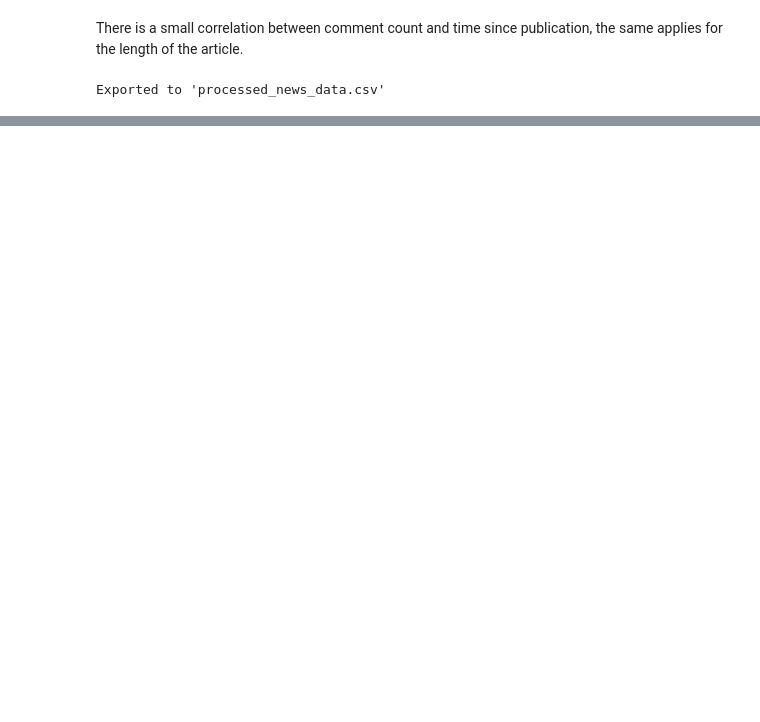
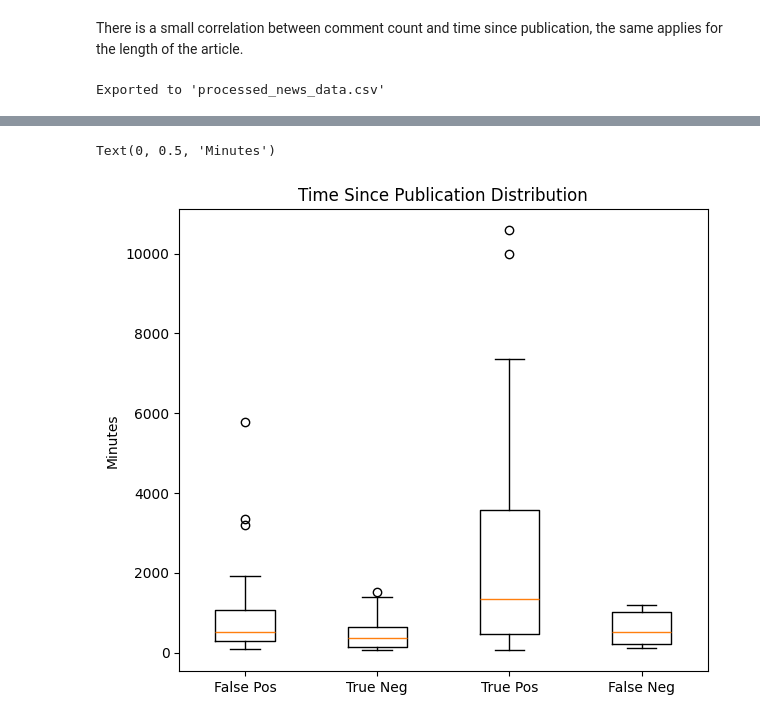
Before and after one commit to scarcamo/text_analysis_yahoo, a Jupyter notebook: yahoo_news_text.ipynb, the cells around one changed output, grey strips where cells are left out. Saved outputs shown, nothing was run; the diff lists cells and outputs as text; code cells hidden in the pictures; blank space fills up the shorter version.

```diff
--- a/yahoo_news_text.ipynb
+++ b/yahoo_news_text.ipynb
@@ -505,0 +597,9 @@ Exported to 'processed_news_data.csv'
+# %%
+bins = [0, 180, 360, 720, 1440, 4320, np.inf]
+labels = ['< 3 hour', '< 6 hours', '< 12 hours', '< 1 day', '< 3 days', '> 3 days']
+
+df['time_bucket'] = pd.cut(df['time_since_publication'],
+                          bins=bins,
+                          labels=labels)
+
+df['time_bucket'].astype('str').value_counts()
@@ -505,0 +966,39 @@ Exported to 'processed_news_data.csv'
+# %%
+# Create indices for all quadrants of confusion matrix
+fp_indices = np.where((y_binary_test == 0) & (binary_pred_test == 1))[0]  # False Positives
+tn_indices = np.where((y_binary_test == 0) & (binary_pred_test == 0))[0]  # True Negatives
+tp_indices = np.where((y_binary_test == 1) & (binary_pred_test == 1))[0]  # True Positives
+fn_indices = np.where((y_binary_test == 1) & (binary_pred_test == 0))[0]  # False Negatives
+
+# Create DataFrames for each quadrant
+fp_df = pd.DataFrame(X_test.iloc[fp_indices])
+tn_df = pd.DataFrame(X_test.iloc[tn_indices])
+tp_df = pd.DataFrame(X_test.iloc[tp_indices])
+fn_df = pd.DataFrame(X_test.iloc[fn_indices])
+
+
+
+bins = [0, 60, 360, 720, 1440, 10080, 43200,]
+labels = ['< 1 hour', '< 6 hours', '< 12 hours',  '< 1 day', '< 1 week', '< 1 month']
+
+
+for bucket in [fp_df, tn_df, tp_df, fn_df]:
+    bucket['time_bucket'] = pd.cut(bucket['time_since_publication'],
+                              bins=bins,
+                              labels=labels)
+# %%
+# Visualize distributions
+plt.figure(figsize=(15, 6))
+
+# Boxplot for time distribution
+plt.subplot(1, 2, 1)
+plt.boxplot([fp_df['time_since_publication'],
+             tn_df['time_since_publication'],
+             tp_df['time_since_publication'],
+             fn_df['time_since_publication']],
+            labels=['False Pos', 'True Neg', 'True Pos', 'False Neg'])
+plt.title('Time Since Publication Distribution')
+plt.ylabel('Minutes')
+# %% [output]
+Text(0, 0.5, 'Minutes')
+[figure, added]
```
Also changed, not shown: parts of 27 cells of this notebook.
